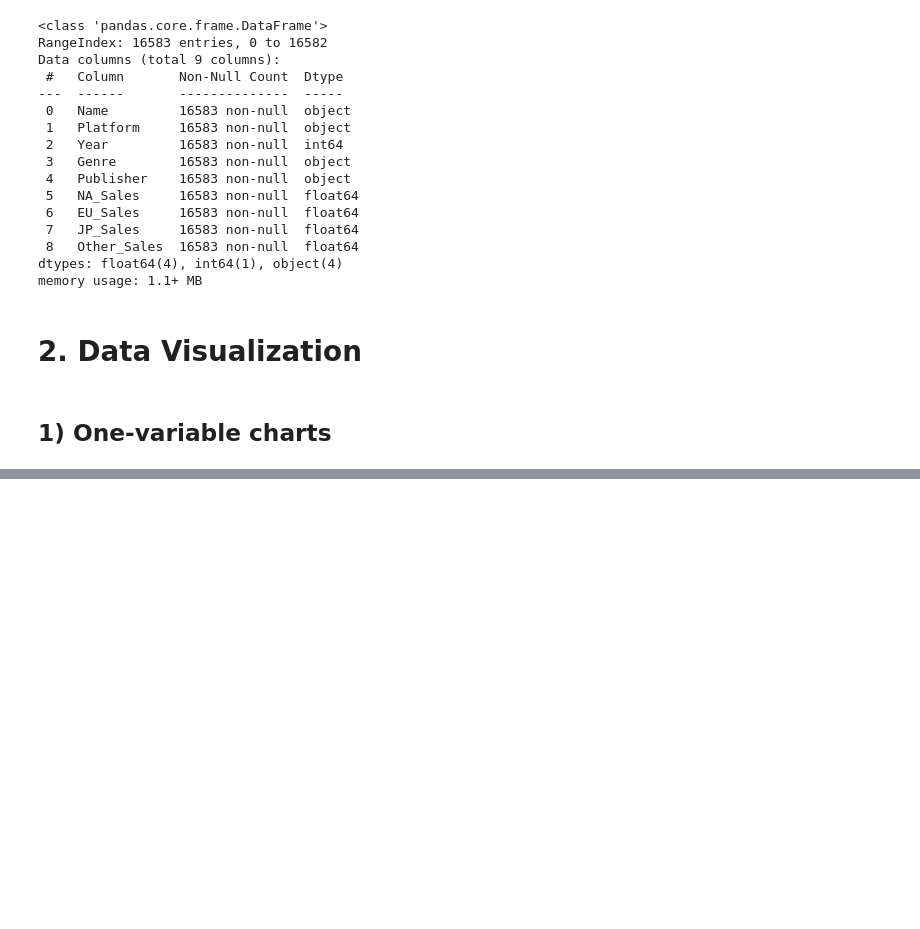
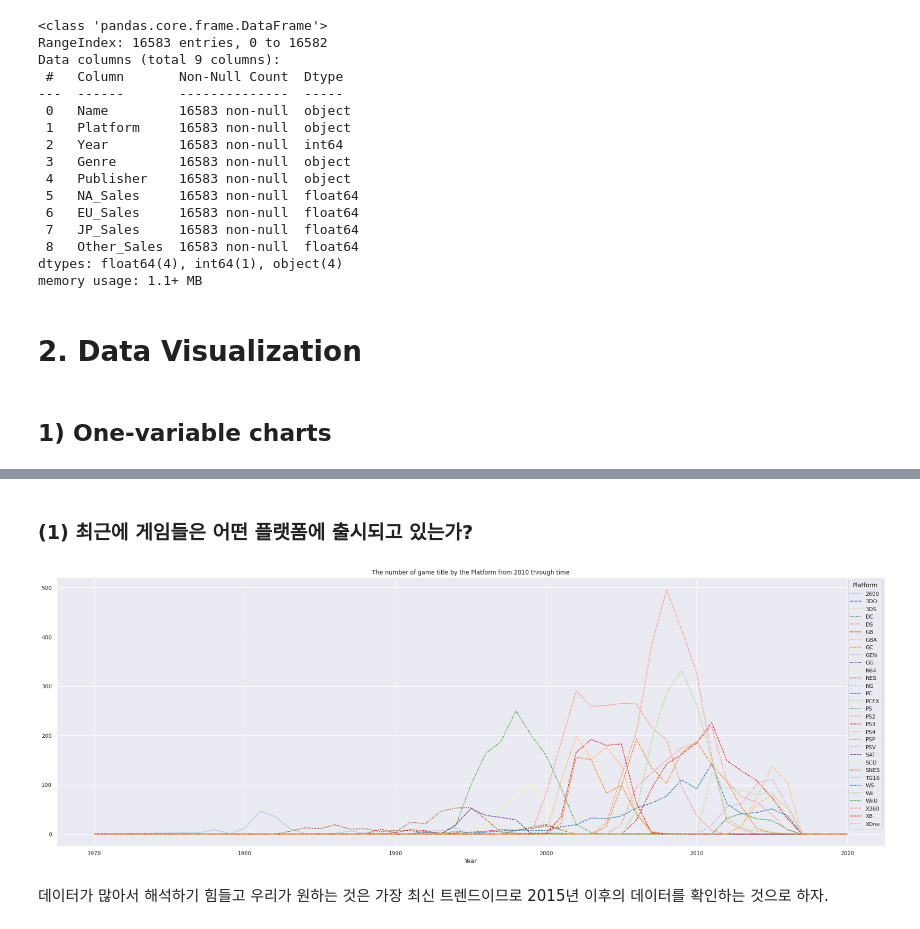
Before and after one commit to pokem1402/section_project_one, a Jupyter notebook: EDA_3_visualize.ipynb, the cells around one changed output, grey strips where cells are left out. Cells and saved outputs as stored; diff of their text form; code cells hidden in the pictures; blank space fills up the shorter version.

```diff
--- a/EDA_3_visualize.ipynb
+++ b/EDA_3_visualize.ipynb
@@ -173,0 +335,5 @@ plt.show()
+# %%
+def get_counts_among_two_value(x, y, df):
+  data = df[[y,x]].value_counts()
+  data = data.unstack(level=1).transpose().fillna(0)
+  return data
@@ -173,0 +351,16 @@ plt.show()
+# %% [markdown]
+### (1) 최근에 게임들은 어떤 플랫폼에 출시되고 있는가?
+# %%
+# 전 데이터 플롯
+fig, ax = plt.subplots()
+
+data = get_counts_among_two_value("Year", "Platform", df_)
+
+sns.set(rc={'figure.figsize':(20,10)})
+sns.lineplot(data=data, palette="Paired")
+plt.title("The number of game title by the Platform from 2010 through time")
+plt.show()
+# %% [output]
+[figure, added]
+# %% [markdown]
+데이터가 많아서 해석하기 힘들고 우리가 원하는 것은 가장 최신 트렌드이므로 2015년 이후의 데이터를 확인하는 것으로 하자.
```
Also changed, not shown: parts of 41 cells of this notebook.
